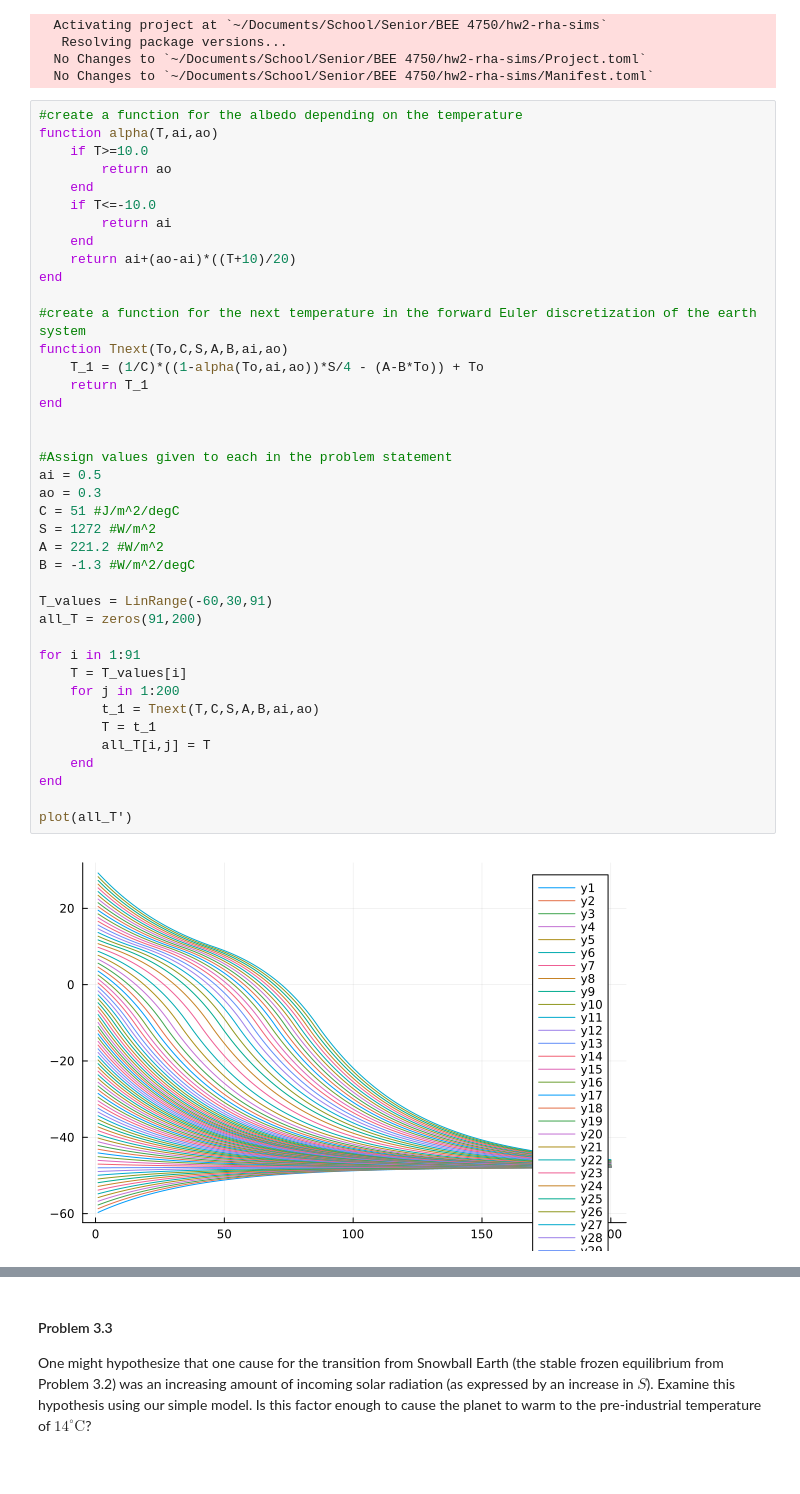
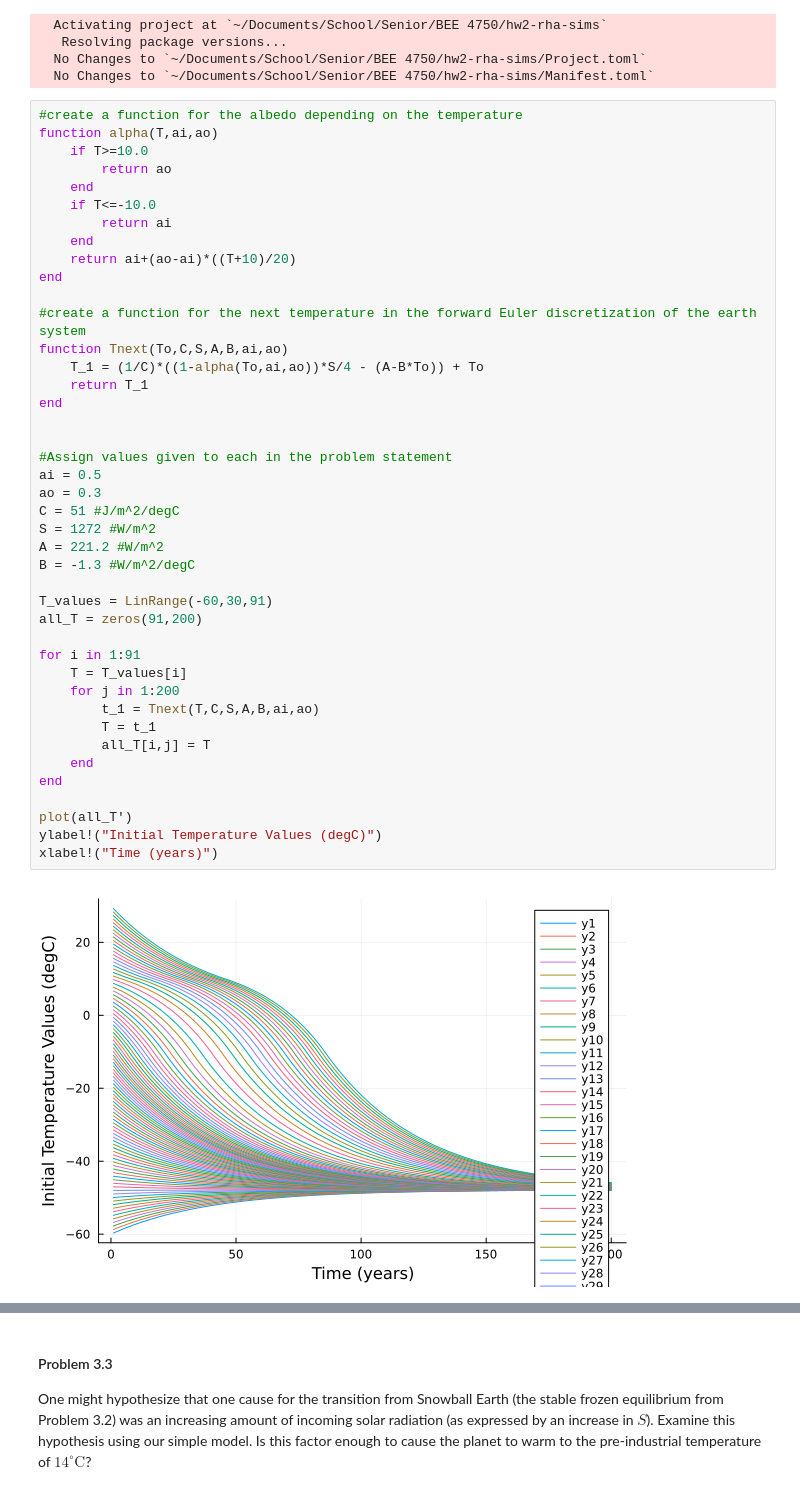
Before and after one commit to BEE4750-FA25/hw2-rha-sims, a Jupyter notebook: hw02.ipynb, the cells around one changed output, grey strips where cells are left out. Drawn from its saved outputs; the diff is of its cells as text.

```diff
--- a/hw02.ipynb
+++ b/hw02.ipynb
@@ -306,32 +314,34 @@ end
 
 #create a function for the next temperature in the forward Euler discretization of the earth system
 function Tnext(To,C,S,A,B,ai,ao)
     T_1 = (1/C)*((1-alpha(To,ai,ao))*S/4 - (A-B*To)) + To
     return T_1
 end
 
 
 #Assign values given to each in the problem statement
 ai = 0.5
 ao = 0.3
 C = 51 #J/m^2/degC
 S = 1272 #W/m^2
 A = 221.2 #W/m^2
 B = -1.3 #W/m^2/degC
 
 T_values = LinRange(-60,30,91)
 all_T = zeros(91,200)
 
 for i in 1:91
     T = T_values[i]
     for j in 1:200
         t_1 = Tnext(T,C,S,A,B,ai,ao)
         T = t_1
         all_T[i,j] = T
     end
 end
 
 plot(all_T')
+ylabel!("Initial Temperature Values (degC)")
+xlabel!("Time (years)")
 # %% [output]
-[figure, old version]
+[figure, new version]
 # %% [markdown]
```
Also changed, not shown: parts of 9 cells of this notebook.
